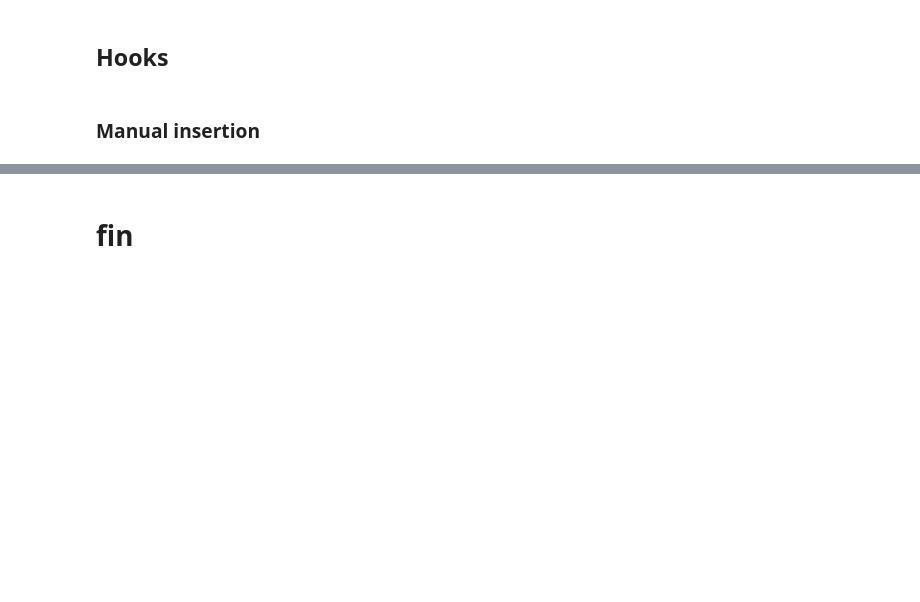
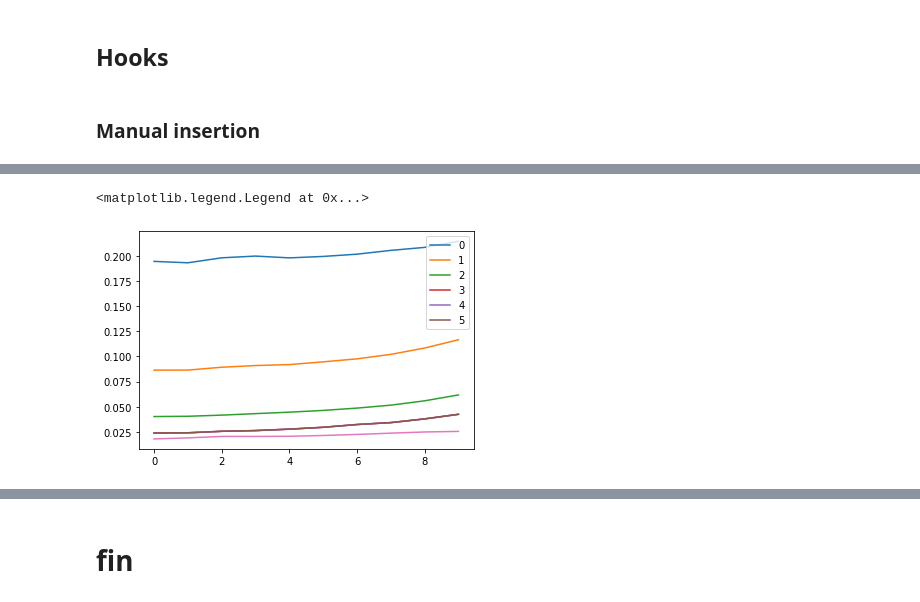
Before and after one commit to qAp/course-v3, a Jupyter notebook: nbs/dl2/06_cuda_cnn_hooks_init-lookntype.ipynb, the cells around one changed output, grey strips where cells are left out. Saved outputs shown, nothing was run; the diff lists cells and outputs as text; code cells hidden in the pictures; blank space fills up the shorter version.

```diff
--- a/nbs/dl2/06_cuda_cnn_hooks_init-lookntype.ipynb
+++ b/nbs/dl2/06_cuda_cnn_hooks_init-lookntype.ipynb
@@ -207,0 +214,6 @@ for l, m in enumerate(model.act_means):
+# %%
+for l in model.act_means: plt.plot(l[:10])
+plt.legend(range(6))
+# %% [output]
+<matplotlib.legend.Legend at 0x...>
+[figure, added]
```
Also changed, not shown: parts of 21 cells of this notebook.
